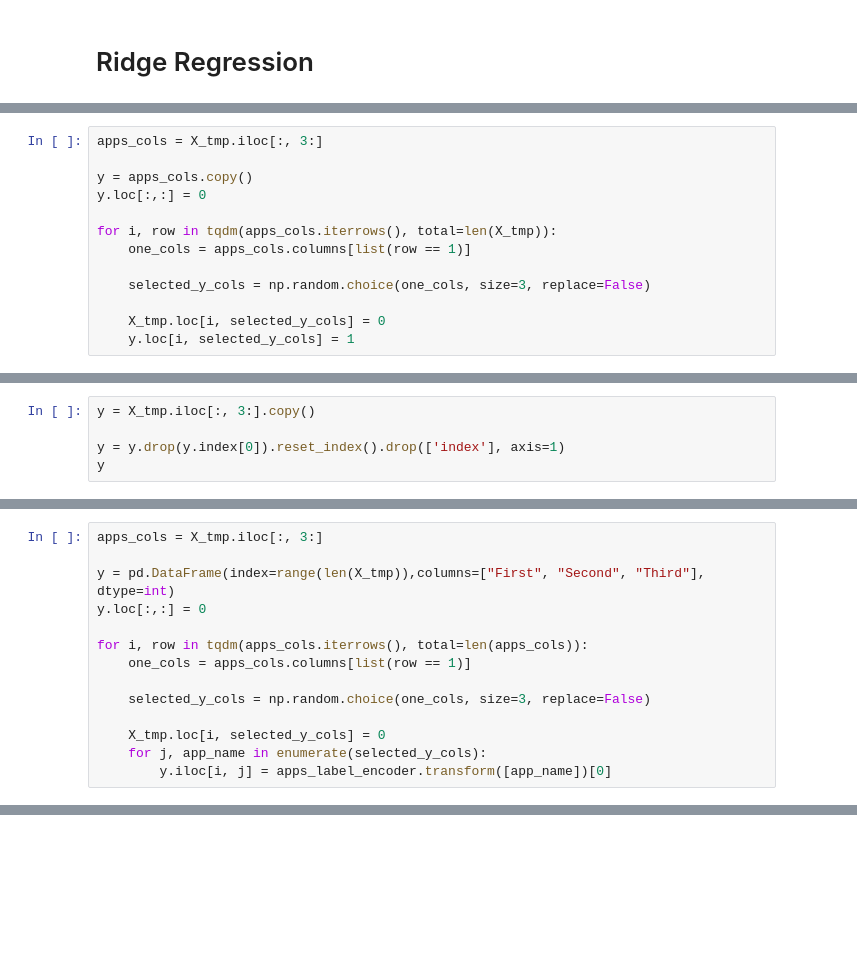
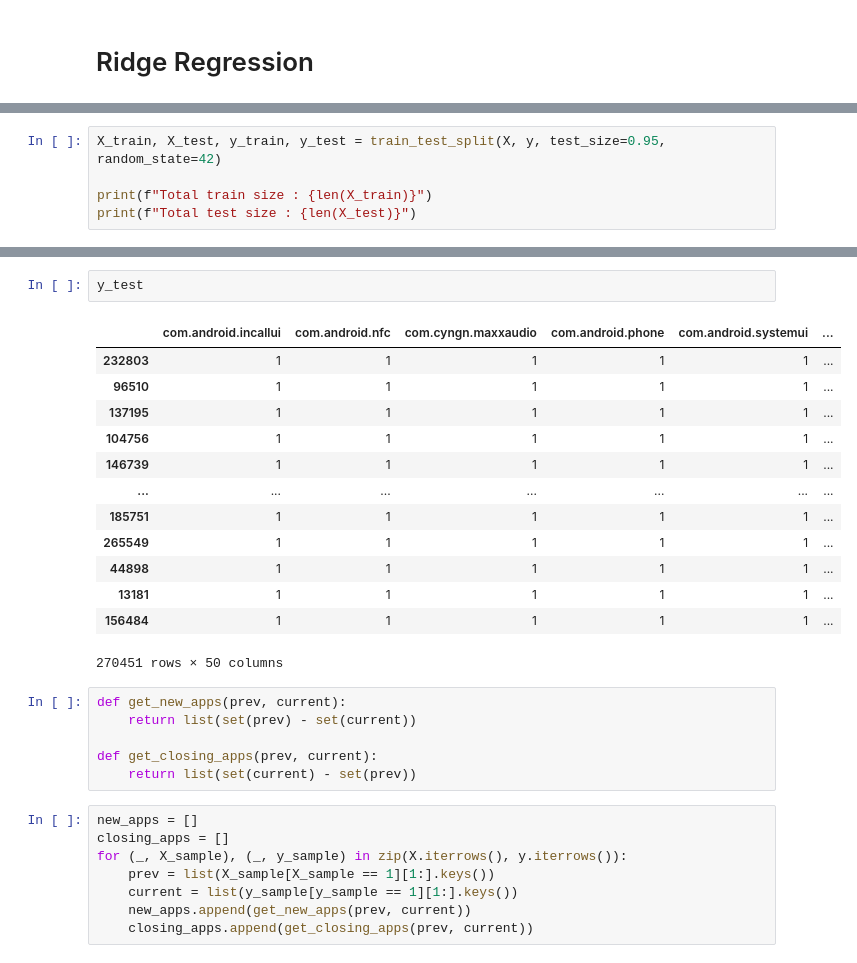
Before and after one commit to rahatzamancse/OS-project, a Jupyter notebook: analysis.ipynb, the cells around one changed output, grey strips where cells are left out. Drawn from its saved outputs; the diff is of its cells as text; blank space fills up the shorter version.

```diff
--- a/analysis.ipynb
+++ b/analysis.ipynb
@@ -168,13 +82,0 @@ X_with_label = X_tmp.copy()
-# %%
-apps_cols = X_tmp.iloc[:, 3:]
-
-y = apps_cols.copy()
-y.loc[:,:] = 0
-
-for i, row in tqdm(apps_cols.iterrows(), total=len(X_tmp)):
-    one_cols = apps_cols.columns[list(row == 1)]
-
-    selected_y_cols = np.random.choice(one_cols, size=3, replace=False)
-
-    X_tmp.loc[i, selected_y_cols] = 0
-    y.loc[i, selected_y_cols] = 1
@@ -282,5 +82,0 @@ X_tmp
-# %%
-y = X_tmp.iloc[:, 3:].copy()
-
-y = y.drop(y.index[0]).reset_index().drop(['index'], axis=1)
-y
@@ -353,14 +82,0 @@ X_with_label
-# %%
-apps_cols = X_tmp.iloc[:, 3:]
-
-y = pd.DataFrame(index=range(len(X_tmp)),columns=["First", "Second", "Third"], dtype=int)
-y.loc[:,:] = 0
-
-for i, row in tqdm(apps_cols.iterrows(), total=len(apps_cols)):
-    one_cols = apps_cols.columns[list(row == 1)]
-
-    selected_y_cols = np.random.choice(one_cols, size=3, replace=False)
-
-    X_tmp.loc[i, selected_y_cols] = 0
-    for j, app_name in enumerate(selected_y_cols):
-        y.iloc[i, j] = apps_label_encoder.transform([app_name])[0]
@@ -400,0 +83,5 @@ clf.predict(X_tmp.iloc[:50, :].values)
+# %%
+X_train, X_test, y_train, y_test = train_test_split(X, y, test_size=0.95, random_state=42)
+
+print(f"Total train size : {len(X_train)}")
+print(f"Total test size : {len(X_test)}")
@@ -400,0 +115,30 @@ clf.predict(X_tmp.iloc[:50, :].values)
+# %%
+y_test
+# %% [output]
+|  | com.android.incallui | com.android.nfc | com.cyngn.maxxaudio | com.android.phone | com.android.systemui | ... |
+| 232803 | 1 | 1 | 1 | 1 | 1 | ... |
+| 96510 | 1 | 1 | 1 | 1 | 1 | ... |
+| 137195 | 1 | 1 | 1 | 1 | 1 | ... |
+| 104756 | 1 | 1 | 1 | 1 | 1 | ... |
+| 146739 | 1 | 1 | 1 | 1 | 1 | ... |
+| ... | ... | ... | ... | ... | ... | ... |
+| 185751 | 1 | 1 | 1 | 1 | 1 | ... |
+| 265549 | 1 | 1 | 1 | 1 | 1 | ... |
+| 44898 | 1 | 1 | 1 | 1 | 1 | ... |
+| 13181 | 1 | 1 | 1 | 1 | 1 | ... |
+| 156484 | 1 | 1 | 1 | 1 | 1 | ... |
+270451 rows × 50 columns
+# %%
+def get_new_apps(prev, current):
+    return list(set(prev) - set(current))
+
+def get_closing_apps(prev, current):
+    return list(set(current) - set(prev))
+# %%
+new_apps = []
+closing_apps = []
+for (_, X_sample), (_, y_sample) in zip(X.iterrows(), y.iterrows()):
+    prev = list(X_sample[X_sample == 1][1:].keys())
+    current = list(y_sample[y_sample == 1][1:].keys())
+    new_apps.append(get_new_apps(prev, current))
+    closing_apps.append(get_closing_apps(prev, current))
```
Also changed, not shown: parts of 53 cells of this notebook, 2 other files.
